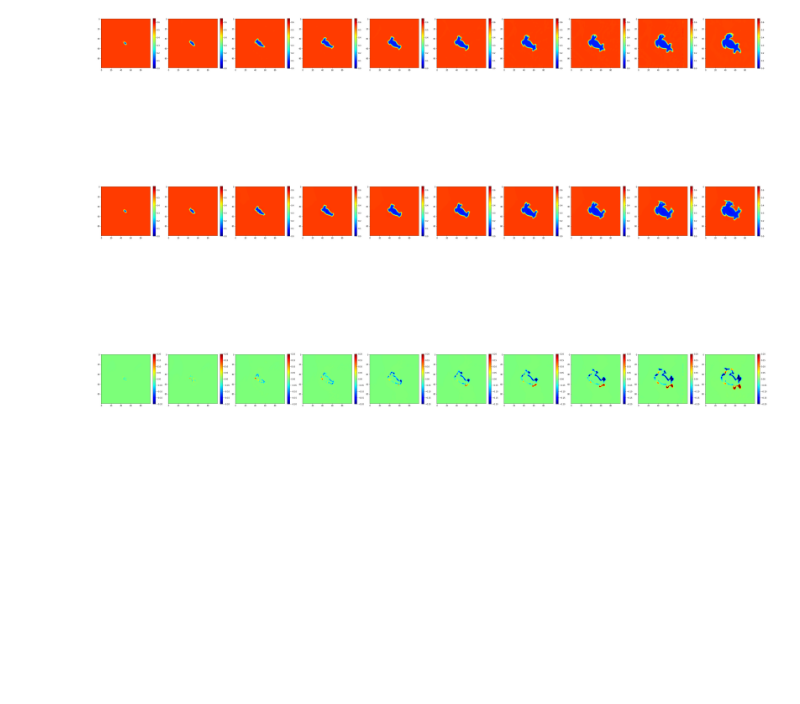
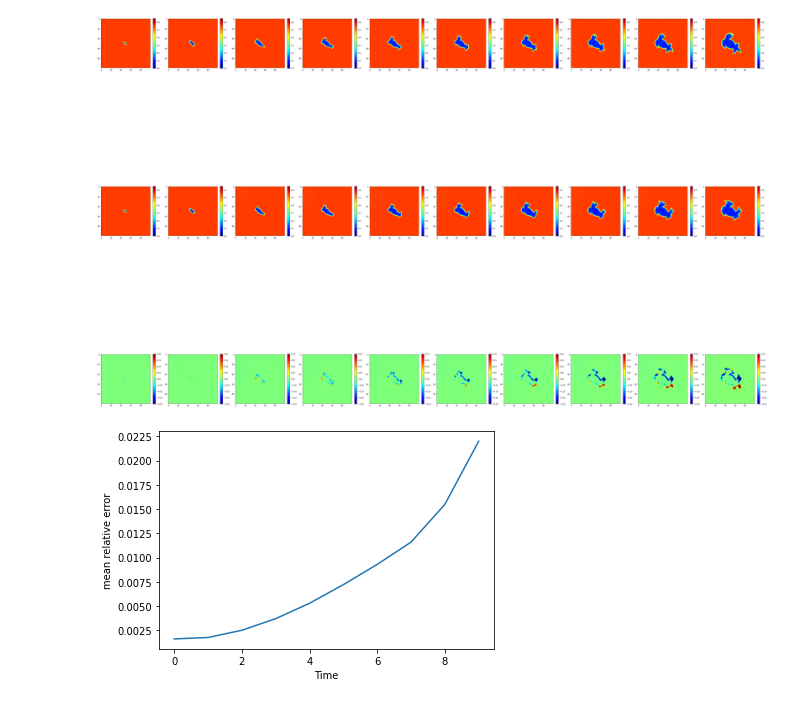
Before and after one commit to acse-srm3018/DeeplearningProxy, a Jupyter notebook: Notebooks/Saturation_new_total_dataset.ipynb, the cells around one changed output. Drawn from its saved outputs; the diff is of its cells as text; code cells hidden in the pictures; blank space fills up the shorter version.

```diff
--- a/Notebooks/Saturation_new_total_dataset.ipynb
+++ b/Notebooks/Saturation_new_total_dataset.ipynb
@@ -365,3 +365,13 @@ plt.show()
 [figure]
 [figure]
 [figure]
+# %%
+sat_relative_error_time = np.mean(np.abs(sat_true - sat_pred) / sat_true, axis = (0, 1, 2))
+# %%
+plt.figure()
+plt.plot(sat_relative_error_time)
+plt.xlabel("Time")
+plt.ylabel("mean relative error")
+plt.show()
+# %% [output]
+[figure, added]
```
